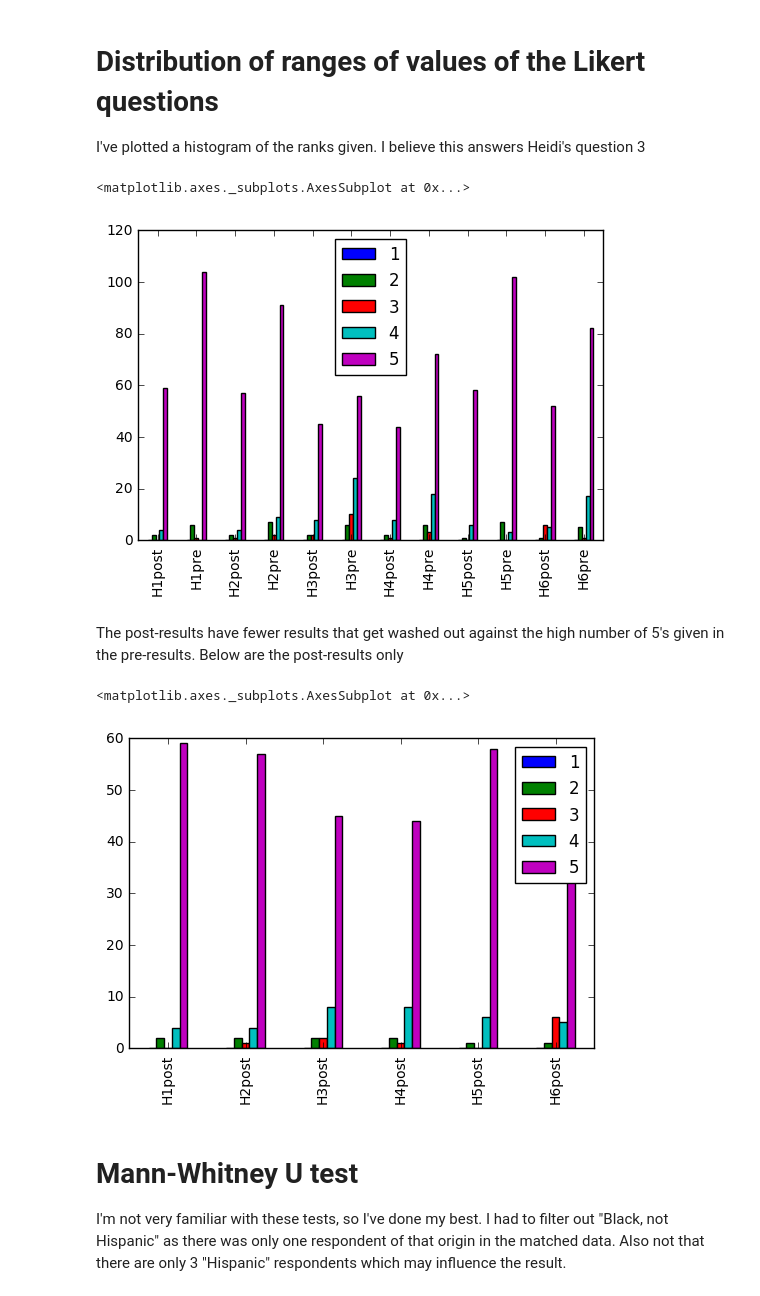
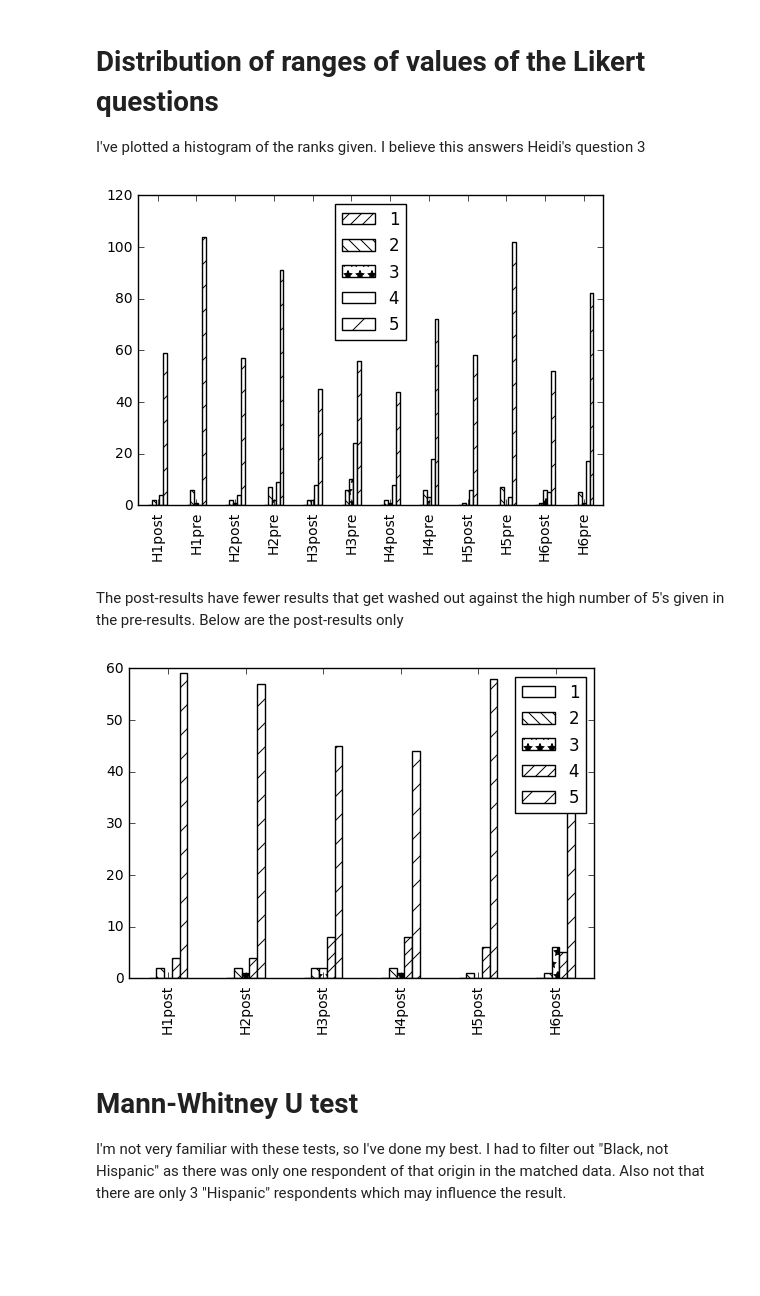
Before and after one commit to cmacdonell/hopper2016, a Jupyter notebook: Hopper_analysis.ipynb, the cells around one changed output. Saved outputs shown, nothing was run; the diff lists cells and outputs as text; code cells hidden in the pictures; blank space fills up the shorter version.

Commit message:
Graphs in black/white

```diff
--- a/Hopper_analysis.ipynb
+++ b/Hopper_analysis.ipynb
@@ -176,17 +179,25 @@ for column in ['H1','H2','H3','H4','H5','H6']:
 
 df = pd.DataFrame(col_dict)
 #df['H2.1'].dropna().hist(bins=[0,1,2,3,4,5])
-df[1:6].transpose().plot(kind="bar")
+ax = df[1:6].transpose().plot(kind="bar",color="white")
+for container, hatch in zip(ax.containers, ("//", "\\\\","*"," ","/")):
+    for patch in container.patches:
+        patch.set_hatch(hatch)
+ax.legend(loc='upper center')
+plt.show()
 # %% [output]
-<matplotlib.axes._subplots.AxesSubplot at 0x...>
-[figure, old version]
+[figure, new version]
 # %% [markdown]
 The post-results have fewer results that get washed out against the high number of 5's given in the pre-results. Below are the post-results only
 # %%
-df[['H1post','H2post','H3post','H4post','H5post','H6post']][1:6].transpose().plot(kind="bar")
+ax = df[['H1post','H2post','H3post','H4post','H5post','H6post']][1:6].transpose().plot(kind="bar",color="white")
+for container, hatch in zip(ax.containers, (" ", "\\\\","*","//","/")):
+    for patch in container.patches:
+        patch.set_hatch(hatch)
+ax.legend(loc='best')
+plt.show()
 # %% [output]
-<matplotlib.axes._subplots.AxesSubplot at 0x...>
-[figure, old version]
+[figure, new version]
 # %% [markdown]
 # Mann-Whitney U test
 
```
Also changed, not shown: parts of 2 cells of this notebook.
